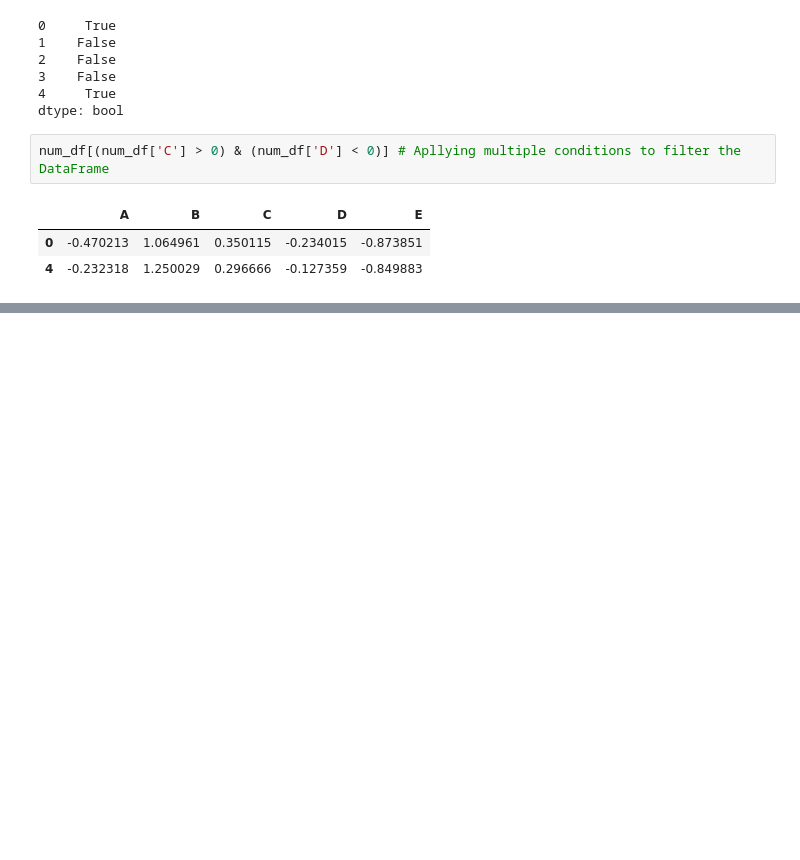
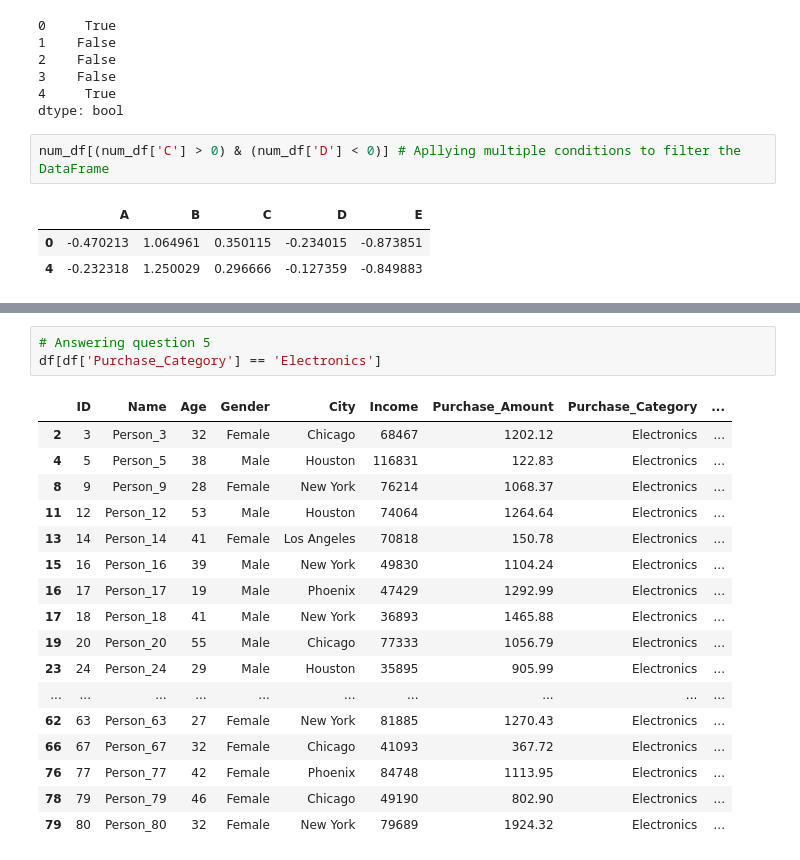
Before and after one commit to LucaBendasoli/practicing-pandas, a Jupyter notebook: main.ipynb, the cells around one changed output, grey strips where cells are left out. Drawn from its saved outputs; the diff is of its cells as text; blank space fills up the shorter version.

```diff
--- a/main.ipynb
+++ b/main.ipynb
@@ -248,0 +362,21 @@ num_df[(num_df['C'] > 0) & (num_df['D'] < 0)] # Apllying multiple conditions to
+# %%
+# Answering question 5
+df[df['Purchase_Category'] == 'Electronics']
+# %% [output]
+|  | ID | Name | Age | Gender | City | Income | Purchase_Amount | Purchase_Category | ... |
+| 2 | 3 | Person_3 | 32 | Female | Chicago | 68467 | 1202.12 | Electronics | ... |
+| 4 | 5 | Person_5 | 38 | Male | Houston | 116831 | 122.83 | Electronics | ... |
+| 8 | 9 | Person_9 | 28 | Female | New York | 76214 | 1068.37 | Electronics | ... |
+| 11 | 12 | Person_12 | 53 | Male | Houston | 74064 | 1264.64 | Electronics | ... |
+| 13 | 14 | Person_14 | 41 | Female | Los Angeles | 70818 | 150.78 | Electronics | ... |
+| 15 | 16 | Person_16 | 39 | Male | New York | 49830 | 1104.24 | Electronics | ... |
+| 16 | 17 | Person_17 | 19 | Male | Phoenix | 47429 | 1292.99 | Electronics | ... |
+| 17 | 18 | Person_18 | 41 | Male | New York | 36893 | 1465.88 | Electronics | ... |
+| 19 | 20 | Person_20 | 55 | Male | Chicago | 77333 | 1056.79 | Electronics | ... |
+| 23 | 24 | Person_24 | 29 | Male | Houston | 35895 | 905.99 | Electronics | ... |
+| ... | ... | ... | ... | ... | ... | ... | ... | ... | ... |
+| 62 | 63 | Person_63 | 27 | Female | New York | 81885 | 1270.43 | Electronics | ... |
+| 66 | 67 | Person_67 | 32 | Female | Chicago | 41093 | 367.72 | Electronics | ... |
+| 76 | 77 | Person_77 | 42 | Female | Phoenix | 84748 | 1113.95 | Electronics | ... |
+| 78 | 79 | Person_79 | 46 | Female | Chicago | 49190 | 802.90 | Electronics | ... |
+| 79 | 80 | Person_80 | 32 | Female | New York | 79689 | 1924.32 | Electronics | ... |
```
Also changed, not shown: parts of 9 cells of this notebook.
